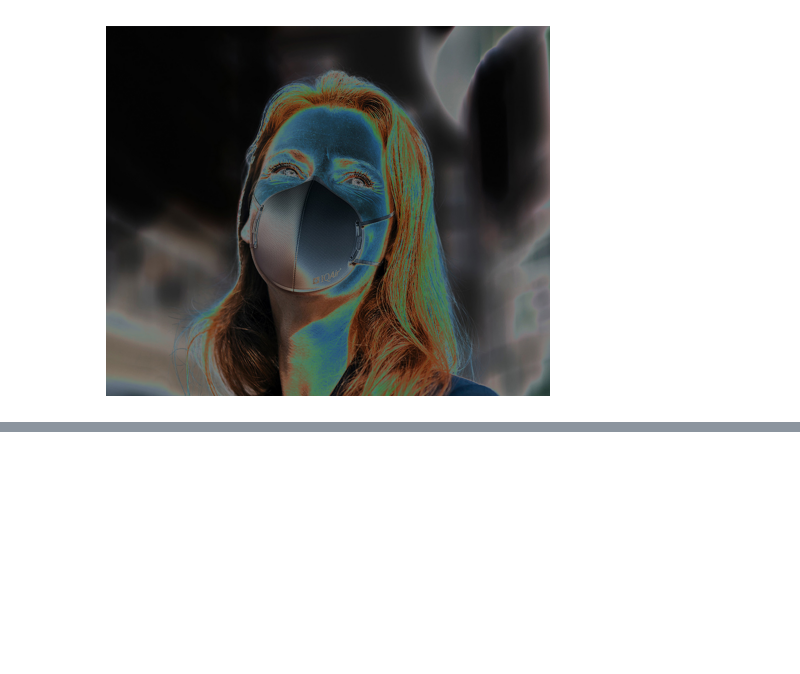
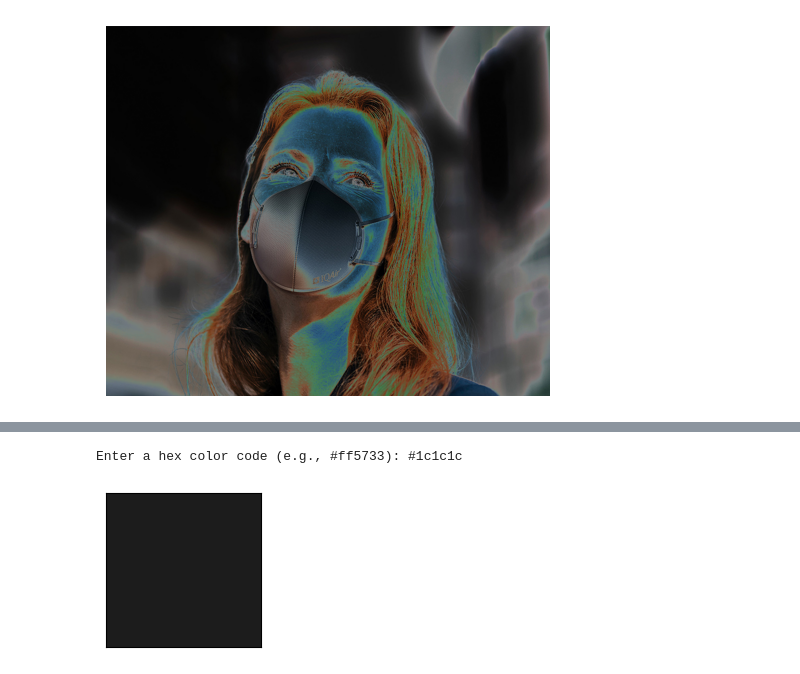
Before and after one commit to realrilo/ImageProc, a Jupyter notebook: ImageProcessing_1.ipynb, the cells around one changed output, grey strips where cells are left out. Saved outputs shown, nothing was run; the diff lists cells and outputs as text; code cells hidden in the pictures; blank space fills up the shorter version.

```diff
--- a/ImageProcessing_1.ipynb
+++ b/ImageProcessing_1.ipynb
@@ -123,0 +254,17 @@ plt.show()
+# %%
+import matplotlib.pyplot as plt
+
+# Function to display a color given its hex code
+def display_color(hex_color):
+    fig, ax = plt.subplots(figsize=(2, 2))
+    ax.set_facecolor(hex_color)
+    ax.set_xticks([])
+    ax.set_yticks([])
+    plt.show()
+
+# Example usage
+hex_color = input("Enter a hex color code (e.g., #ff5733): "+#).strip()
+display_color(hex_color)
+# %% [output]
+Enter a hex color code (e.g., #ff5733): #1c1c1c
+[figure, added]
```
Also changed, not shown: parts of 9 cells of this notebook.
